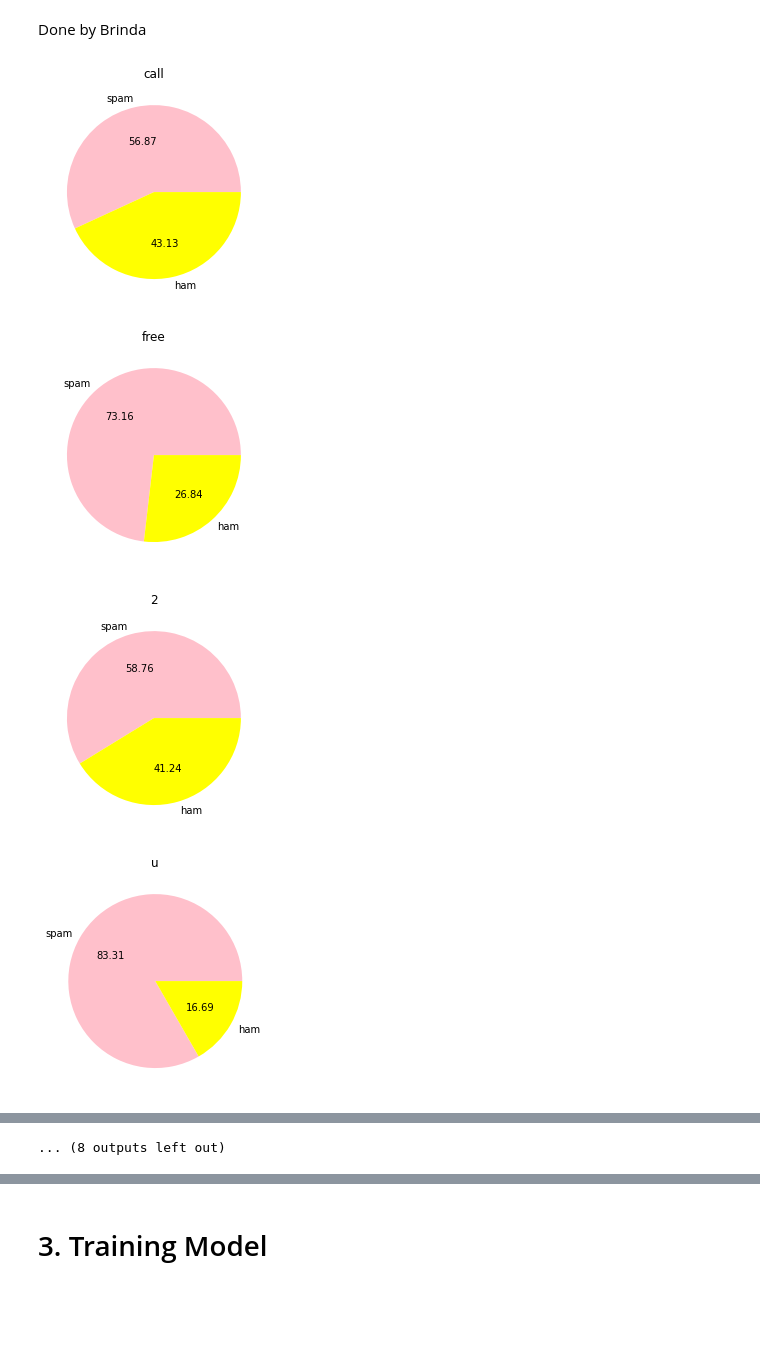
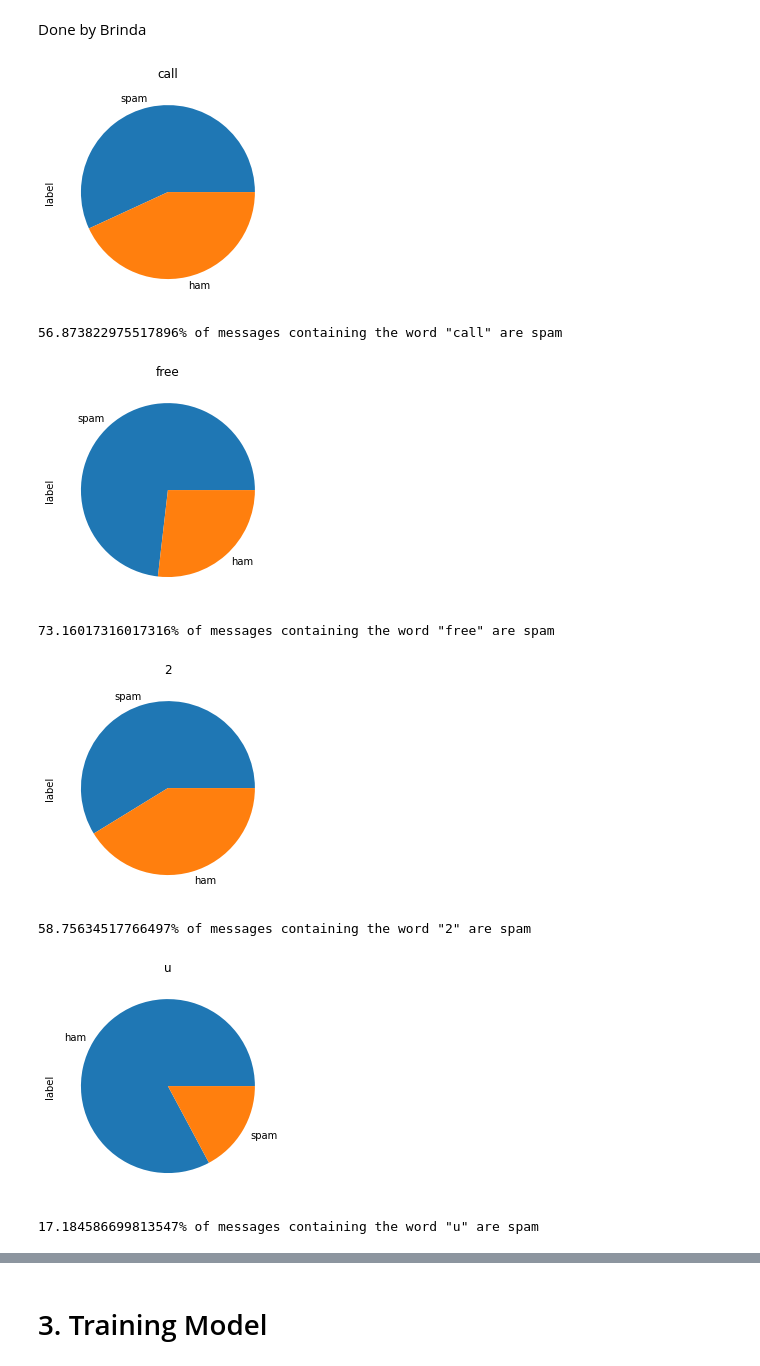
Before and after one commit to BrindaPuri/ECS171-SpamFiltering, a Jupyter notebook: SpamFilter.ipynb, the cells around one changed output, grey strips where cells are left out. Saved outputs shown, nothing was run; the diff lists cells and outputs as text; code cells hidden in the pictures; blank space fills up the shorter version.

```diff
--- a/SpamFilter.ipynb
+++ b/SpamFilter.ipynb
@@ -161,30 +160,25 @@ Done by Caroline
 import string
 
 def remove_punctuation(text):
-  # If doing this, need to decide how to deal with contraction words beforehand
-  # Or opt not to remove '
   for punct in string.punctuation:
     text = text.replace(punct, " ")
   return text
 
+def remove_contraction(text):
+  # Since we have split contractions by punctuation marks, remove the endings of the contractions from messages.
+  # These characters as standalone words do not convey meaning so they can be stripped.
+  contraction_endings = ['s', 't', 'd', 'll', 're', 'm']
+  return " ".join([word for word in str(text).split() if word not in contraction_endings])
+
 # Lower case
-
 df.loc[:,'preprocess_text'] = df['message'] # Keeping original text in case needed
 df.loc[:,'preprocess_text'] = df['preprocess_text'].str.lower()
-# Remove punctuation
-# temp = df[df['preprocess_text'].str.contains('\'')]
-# display(temp)
-# NOTE: We may not want to remove all punctuation as links, emails, or other special characters might
-# indicate spam messages. Hence I preserved the original text phrases.
-# df.loc[:,'preprocess_text'] = df['preprocess_text'].apply(lambda text: remove_punctuation(text))
 
 from collections import Counter
 print("Top 100 words")
-print(Counter(" ".join(df["preprocess_text"]).split()).most_common(100))
+print(Counter(" ".join(df['preprocess_text']).split()).most_common(100))
 # Printing out the top common words reveals that it would be a good idea to remove stop words
 # from dataset during more preprocessing.
-
-# change contractions to full phrases here
 
 # List of common stopwords to remove
 import nltk
@@ -193,11 +187,14 @@ nltk.download('stopwords')
 
 
 stop_words = set(stopwords.words('english'))
+
 def remove_stopwords(text):
     return " ".join([word for word in str(text).split() if word not in stop_words])
 
-df.loc[:,"preprocess_text"] = df["preprocess_text"].apply(lambda text: remove_stopwords(text))
+
 df.loc[:,'preprocess_text'] = df['preprocess_text'].apply(lambda text: remove_punctuation(text))
+df.loc[:,'preprocess_text'] = df['preprocess_text'].apply(lambda text: remove_contraction(text))
+df.loc[:,'preprocess_text'] = df['preprocess_text'].apply(lambda text: remove_stopwords(text))
 
 df
 # %% [output]
@@ -280,18 +272,20 @@ Done by Brinda
 # %%
 # plots pie chart to show percentage that the common spam words are in spam and ham messages
 for i in range(len(spam_df)):
   new=df.loc[df['preprocess_text'].str.contains(spam_df['Words'][i])]
   spam=new.loc[new['label'] == 'spam']
   ham=new.loc[new['label'] == 'ham']
-  if len(new['label'].value_counts()) < 2:
-    # If there's only one entry in value_counts, there are only spam entries for this common word.
-    plt.pie(new['label'].value_counts(), labels=['spam'], autopct="%0.2f", colors=["pink", "yellow"])
-  else:
-    plt.pie(new['label'].value_counts(), labels=['spam','ham'],autopct="%0.2f", colors=["pink", "yellow"])
+  new['label'].value_counts().plot(kind='pie')
   plt.title(spam_df['Words'][i])
   plt.show()
+  percentage=len(spam)/len(new)*100
+  print(f'{percentage}% of messages containing the word \"'+spam_df['Words'][i]+'\" are spam')
 # %% [output]
-[figure, old version]
+[figure, new version]
+56.873822975517896% of messages containing the word "call" are spam
-[figure, old version]
+[figure, new version]
+73.16017316017316% of messages containing the word "free" are spam
-[figure, old version]
+[figure, new version]
+58.75634517766497% of messages containing the word "2" are spam
-[figure, old version]
+[figure, new version]
+17.184586699813547% of messages containing the word "u" are spam
@@ -306 +294,0 @@ for i in range(len(spam_df)):
-... (8 outputs left out)
```
Also changed, not shown: parts of 21 cells of this notebook, 2 other files.
